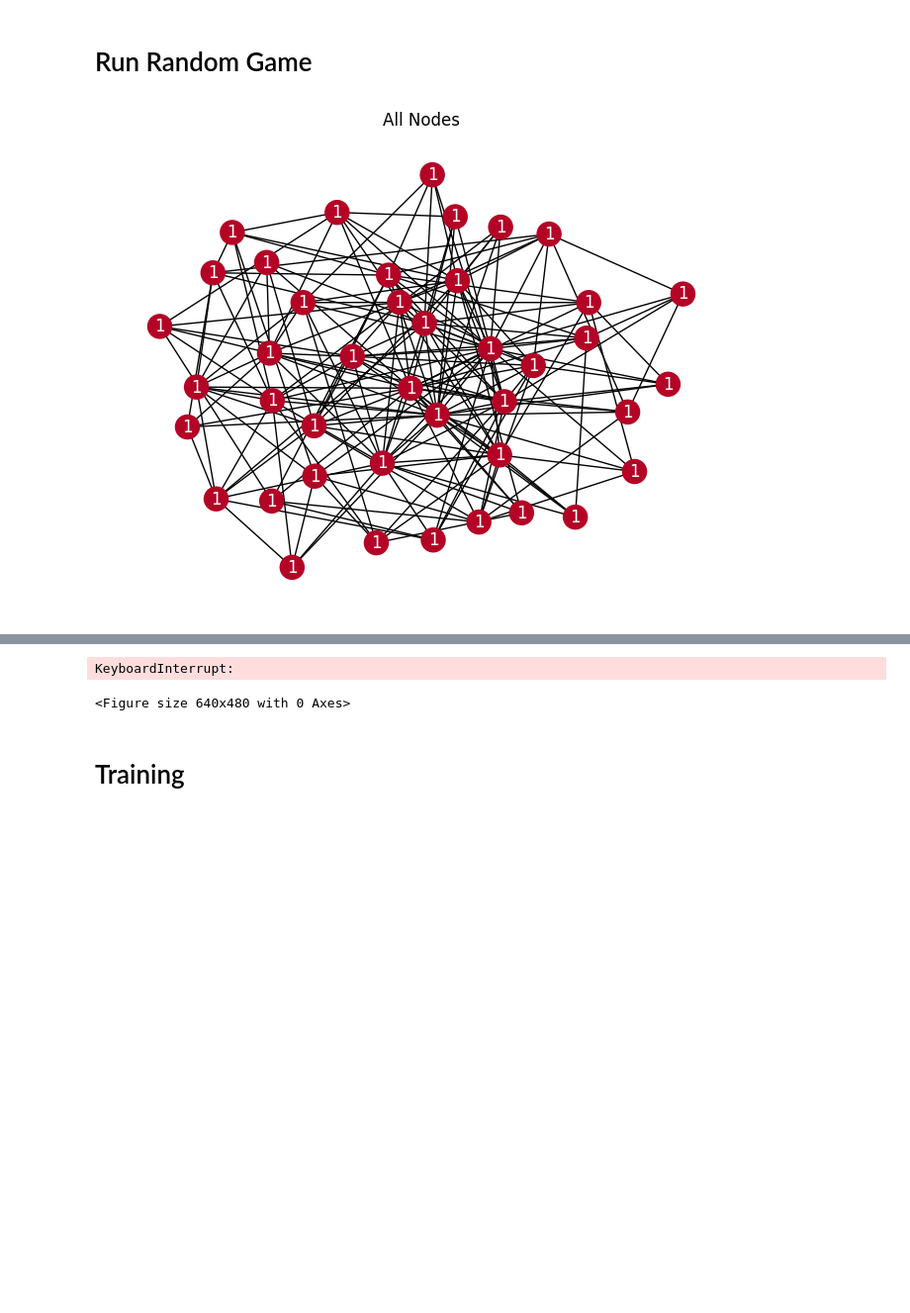
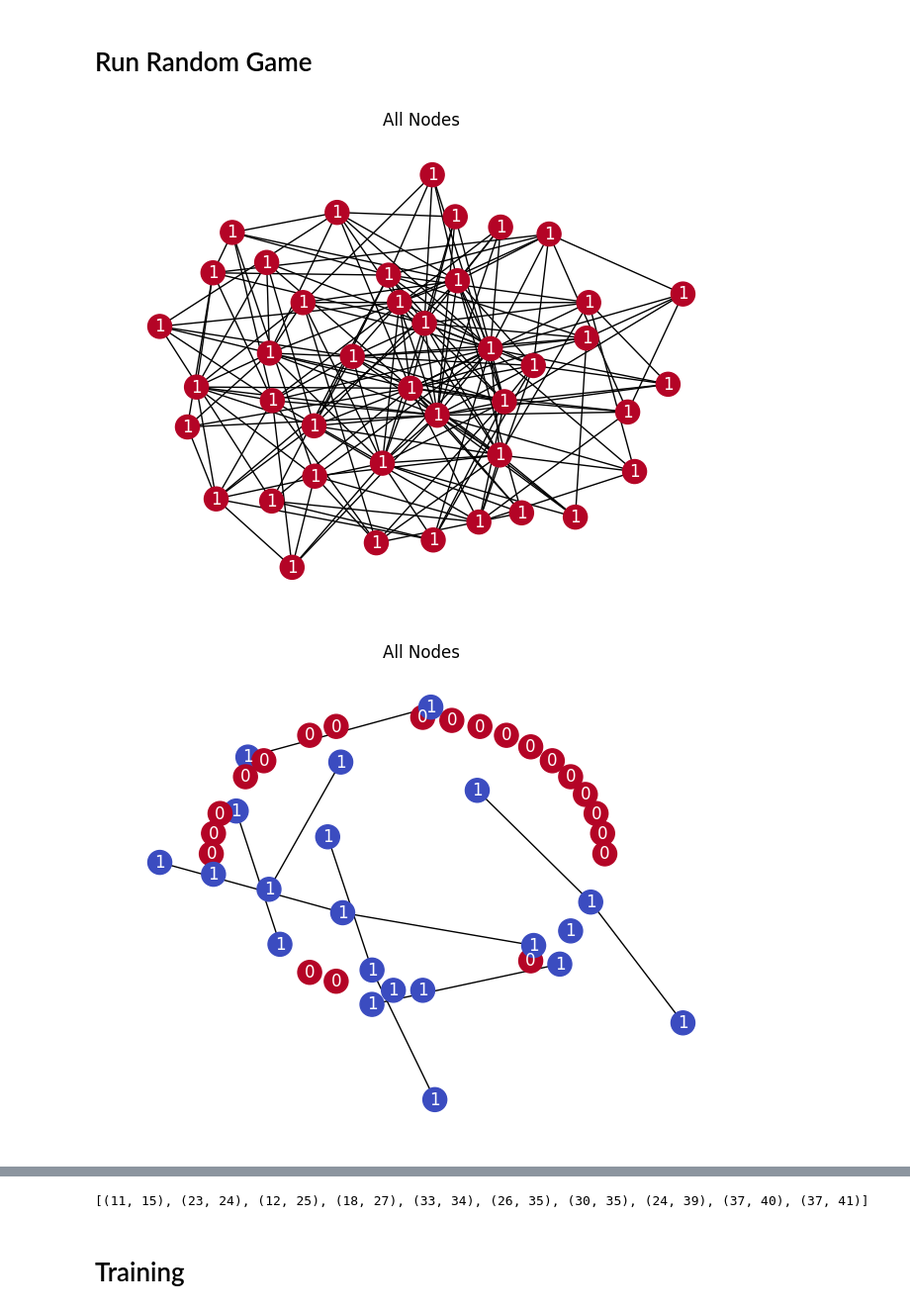
Before and after one commit to KBhandari11/NetworkResilience, a Jupyter notebook: Training_CIConv_BA_Graph.ipynb, the cells around one changed output, grey strips where cells are left out. Shown: that part at 99% size. Saved outputs shown, nothing was run; the diff lists cells and outputs as text; code cells hidden in the pictures; blank space fills up the shorter version.

```diff
--- a/Training_CIConv_BA_Graph.ipynb
+++ b/Training_CIConv_BA_Graph.ipynb
@@ -30,33 +30,34 @@ def drawNetwork(graph,name):
     #plt.savefig("./0/"+name)
     plt.clf()
 
 def get_degree(subgraph):
-    degree_node = np.array(subgraph.degree())
+    degree_node = np.array([(subgraph.vs[i]['name'], subgraph.vs[i].degree()) for i in subgraph.vs.indices])
     sorted = degree_node[np.argsort(degree_node[:, 1])]
     sorted = sorted[::-1]
     return sorted
 #pyspiel.register_game(_GAME_TYPE, GraphGame)
 game = pyspiel.load_game("graph_attack_defend")
 state = game.new_initial_state(gen_new_graphs(['barabasi_albert'],seed=0))
 i = 0
 drawNetwork(state.Graph.to_networkx(),"Test")
 while not state.is_terminal():
     legal_actions = state.legal_actions()
     acc = state.Graph.subgraph(legal_actions)
-    sorted_nodes = get_degree(acc.to_networkx())
+    sorted_nodes = get_degree(acc)
     act = sorted_nodes[:,0]
     #action = act[0:2]
     action = act[0] #np.random.choice(legal_actions,2)
     state.apply_actions([action,action])
     i+=1
 #print(state.Graph.G.nodes(data="active"))
 drawNetwork(state.Graph.to_networkx(),"Test")
 plt.plot(state.lcc,color='red')
 plt.show()
 plt.plot(np.cumsum(state.r),color='green')
 plt.title("LCC/n vs iteration")
 #plt.savefig("LCC_Plot_Random")
 plt.show()
-print(state.Graph.es)
+print([edge.tuple for edge in state.Graph.es])
 # %% [output]
 [figure]
+[figure, added]
@@ -63,5 +66,4 @@ print(state.Graph.es)
-KeyboardInterrupt:
+[(11, 15), (23, 24), (12, 25), (18, 27), (33, 34), (26, 35), (30, 35), (24, 39), (37, 40), (37, 41)]
-<Figure size 640x480 with 0 Axes>
 # %% [markdown]
 # Training
 # %%
```
Also changed, not shown: parts of 2 cells of this notebook, 2 other files.
